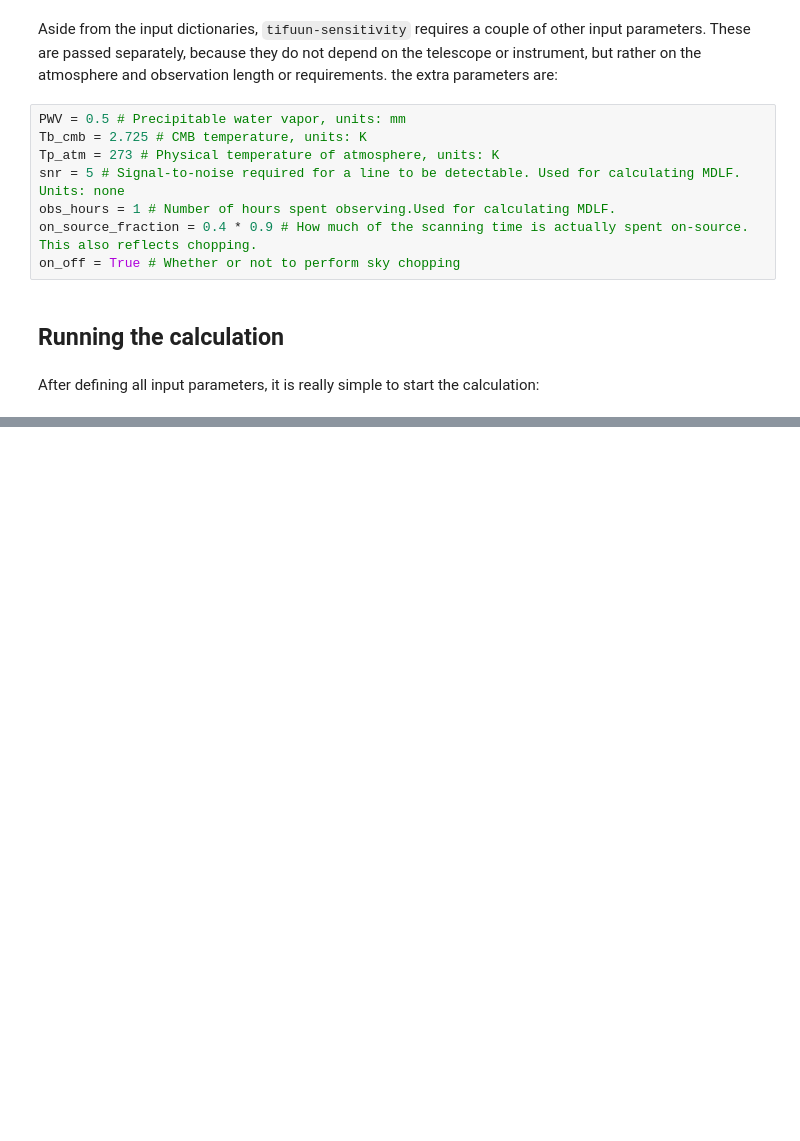
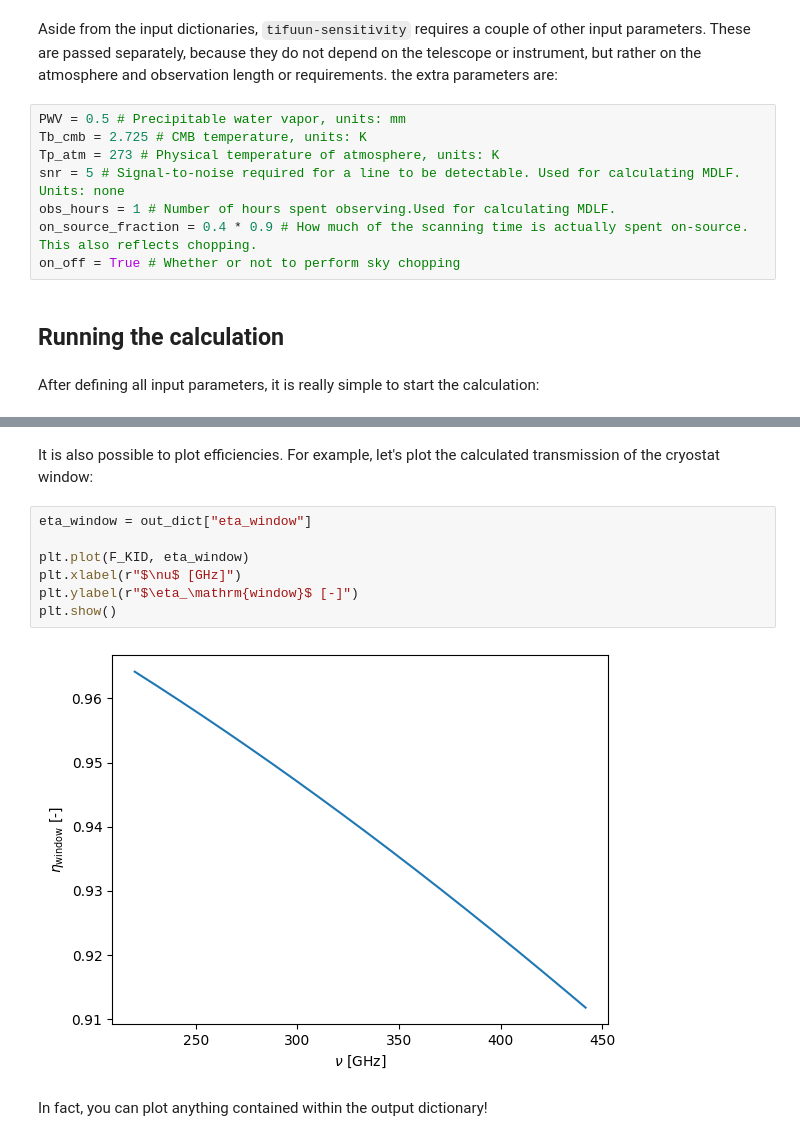
Before and after one commit to tifuun/tifuun-sensitivity, a Jupyter notebook: ipynb/tutorial.ipynb, the cells around one changed output, grey strips where cells are left out. Saved outputs shown, nothing was run; the diff lists cells and outputs as text; blank space fills up the shorter version.

```diff
--- a/ipynb/tutorial.ipynb
+++ b/ipynb/tutorial.ipynb
@@ -125,0 +215,13 @@ After defining all input parameters, it is really simple to start the calculatio
+# %% [markdown]
+It is also possible to plot efficiencies. For example, let's plot the calculated transmission of the cryostat window:
+# %%
+eta_window = out_dict["eta_window"]
+
+plt.plot(F_KID, eta_window)
+plt.xlabel(r"$\nu$ [GHz]")
+plt.ylabel(r"$\eta_\mathrm{window}$ [-]")
+plt.show()
+# %% [output]
+[figure, added]
+# %% [markdown]
+In fact, you can plot anything contained within the output dictionary!
```
Also changed, not shown: parts of 11 cells of this notebook, 1 other file.
